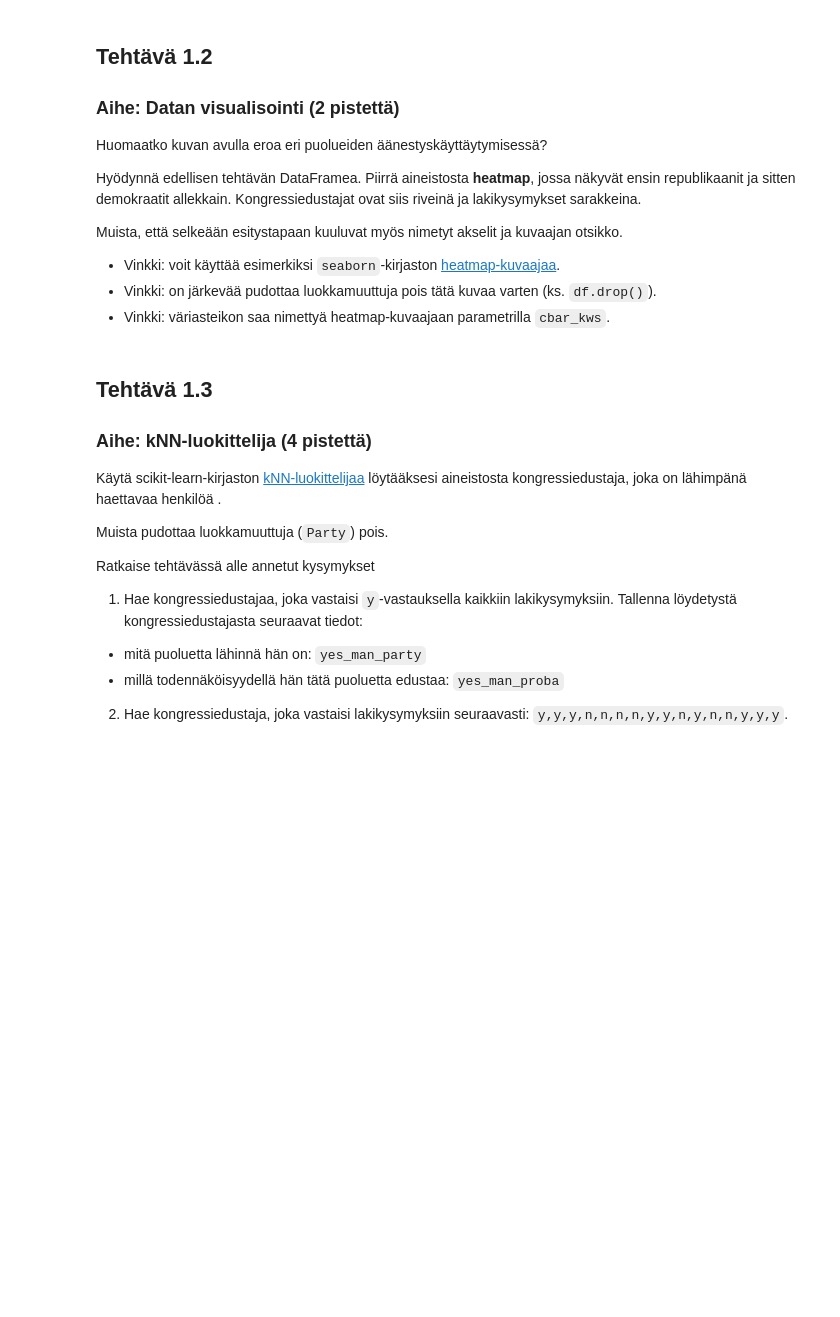
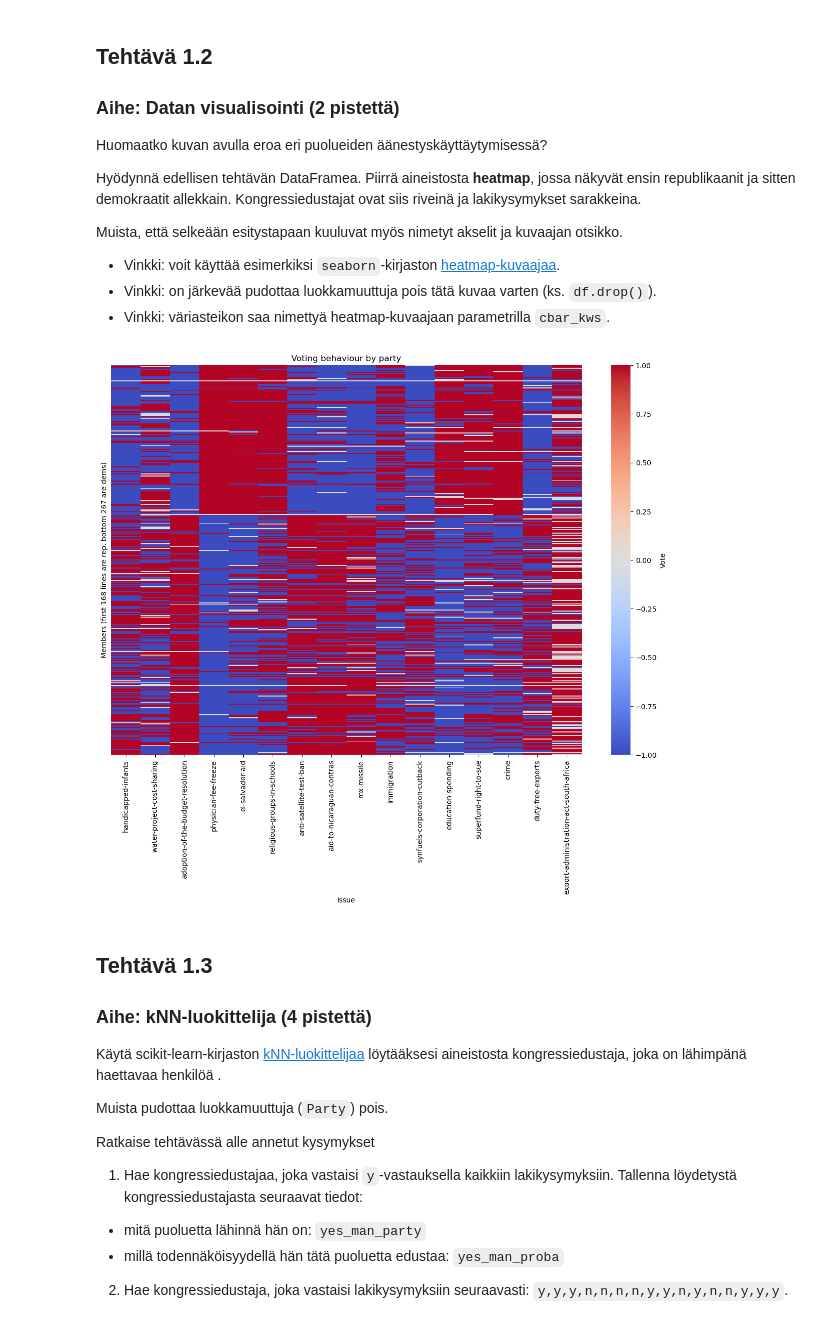
Before and after one commit to JermuSo/machinelearning_jamk, a Jupyter notebook: tehtavat/aihe_1_knn/tehtavat_aihe_1.ipynb, the cells around one changed output. Cells and saved outputs as stored; diff of their text form; code cells hidden in the pictures; blank space fills up the shorter version.

```diff
--- a/tehtavat/aihe_1_knn/tehtavat_aihe_1.ipynb
+++ b/tehtavat/aihe_1_knn/tehtavat_aihe_1.ipynb
@@ -82,8 +111,36 @@ Muista, että selkeään esitystapaan kuuluvat myös nimetyt akselit ja kuvaajan
+# %%
+# TODO: Kirjoita toteutuksesi tähän soluun.
+import matplotlib.pyplot as plt
+import seaborn as sns
+
+# TODO: Järjestä rivit.
+df_sorted = df.sort_values(by='party', ascending=False)
+df_heatmap = df_sorted.drop(columns=['party'])
+
+# TODO: Piirrä heatmap.
+plt.figure(figsize=(15, 10))
+ax = sns.heatmap(df_heatmap, cmap='coolwarm', cbar_kws={'label': 'Vote'})
+ax.set_title('Voting behaviour by party')
+ax.set_xlabel('Issue')
+ax.set_ylabel('Members (first 168 lines are rep. bottom 267 are dems)')
+# Piilotin yticks, sillä kaikki numerot eivät mahtuneet ja kuvaaja oli niiden kanssa sekavampi kuin ilman.
+# Tarkastin kuitenkin numeroilla että järjestys on oikea
+plt.yticks([])
+# Alla on rivi joka piirtää viivan puolueiden väliin. Jätin sen kuitenkin kommentiksi sillä se saattaa
+# peittää dataa. Sillä kuitenkin näki selvästi puolue jaon, joka oli tosin jo ilmankin nähtävissä.
+#plt.axhline(y=168, color='black', linewidth=2)
+
+# Tämä estää automaattisen piirtämisen, en tiedä saiko sitä kuvaa tulla tämän solun alle :D
+plt.close()
+
+#plt.show()
 # %%
 # Tehtävän vastaukset. Huom! Älä muokkaa tätä solua, vaan aja se, kun olet suorittanut tehtävän.
 # TODO: Tee ratkaisusi siten, että tämän solun tuloksena näkyy alla kaaviokuva.
 # TODO: Tallenna kuva muuttujaan ax siten, että ax.figure näyttää sen alla.
-# ax.figure
+ax.figure
+# %% [output]
+[figure, added]
 # %% [markdown]
 ## Tehtävä 1.3
 ### Aihe: kNN-luokittelija (4 pistettä)
```
Also changed, not shown: parts of 7 cells of this notebook, 2 other files.
